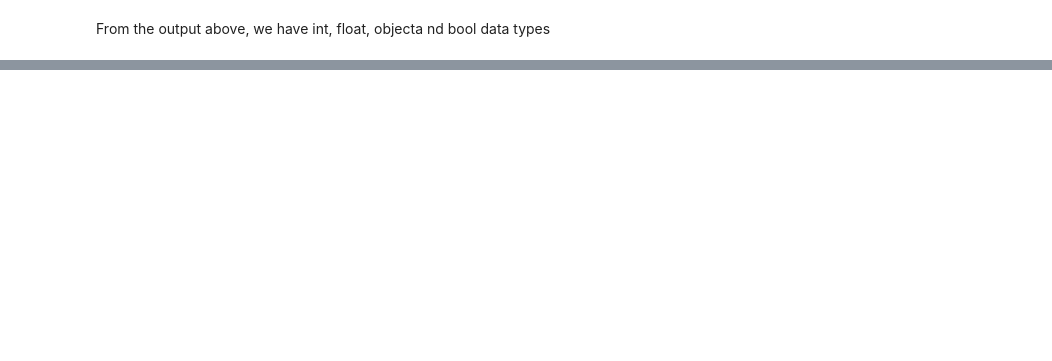
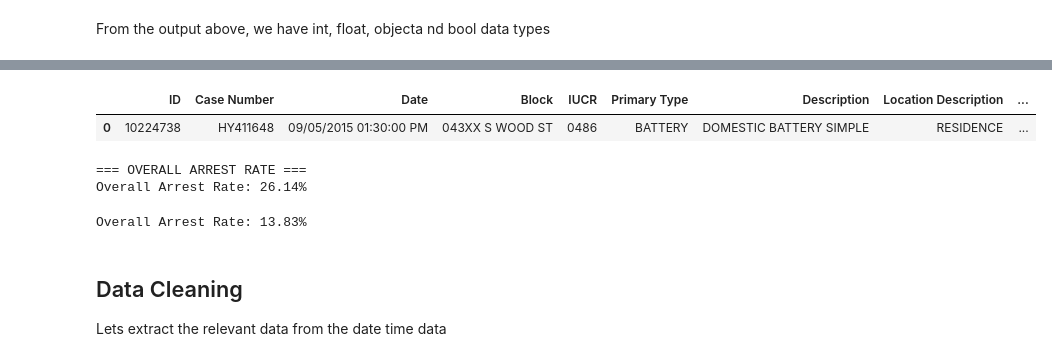
Before and after one commit to Osisami00/AI_Engr, a Jupyter notebook: My_Task/week_9/task19.ipynb, the cells around one changed output, grey strips where cells are left out. Drawn from its saved outputs; the diff is of its cells as text; code cells hidden in the pictures; blank space fills up the shorter version.

```diff
--- a/My_Task/week_9/task19.ipynb
+++ b/My_Task/week_9/task19.ipynb
@@ -7,7 +15,18 @@ import seaborn as sns
+# %%
+# libraries for time
+from datetime import datetime, timedelta
+
+# to ignore warnings
+import warnings
+warnings.filterwarnings('ignore')
+
+# set up views
+pd.set_option('display.max_columns', None)
+pd.set_option('display.width', 1000)
 # %% [markdown]
 ## Data Ingestion
 # %%
-df = pd.read_csv("C:/Users/USER/Desktop/AI_Engr/sales_data/Crimes_-_2001_to_Present.csv")
+df = pd.read_csv("C:/Users/USER/Desktop/AI_Engr/sales_data/Crimes_-_2001_to_Present.csv", low_memory=True)
 df.head()
 # %% [output]
 |  | ID | Case Number | Date | Block | IUCR | Primary Type | Description | Location Description | ... |
@@ -95,0 +293,23 @@ df.describe()
+# %%
+df.head(1)
+# %% [output]
+|  | ID | Case Number | Date | Block | IUCR | Primary Type | Description | Location Description | ... |
+| 0 | 10224738 | HY411648 | 09/05/2015 01:30:00 PM | 043XX S WOOD ST | 0486 | BATTERY | DOMESTIC BATTERY SIMPLE | RESIDENCE | ... |
+# %%
+# Arrest Rate
+
+arrest_rate = df["Arrest"].mean() * 100
+print(f"\n=== OVERALL ARREST RATE ===")
+print(f"Overall Arrest Rate: {arrest_rate:.2f}%")
+# %% [output]
+=== OVERALL ARREST RATE ===
+Overall Arrest Rate: 26.14%
+# %%
+# Domestic Violence Rate
+domestic_rate = df['Domestic'].mean() * 100
+print(f"Overall Arrest Rate: {domestic_rate:.2f}%")
+# %% [output]
+Overall Arrest Rate: 13.83%
+# %% [markdown]
+## Data Cleaning
+Lets extract the relevant data from the date time data
```
Also changed, not shown: parts of 35 cells of this notebook, 1 other file.
